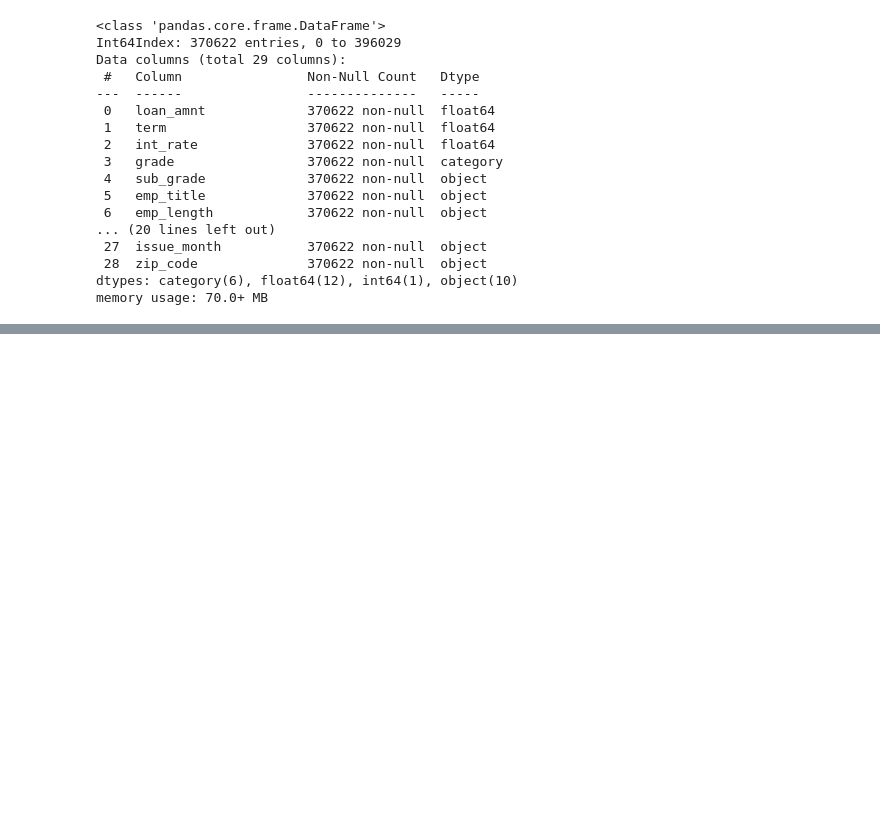
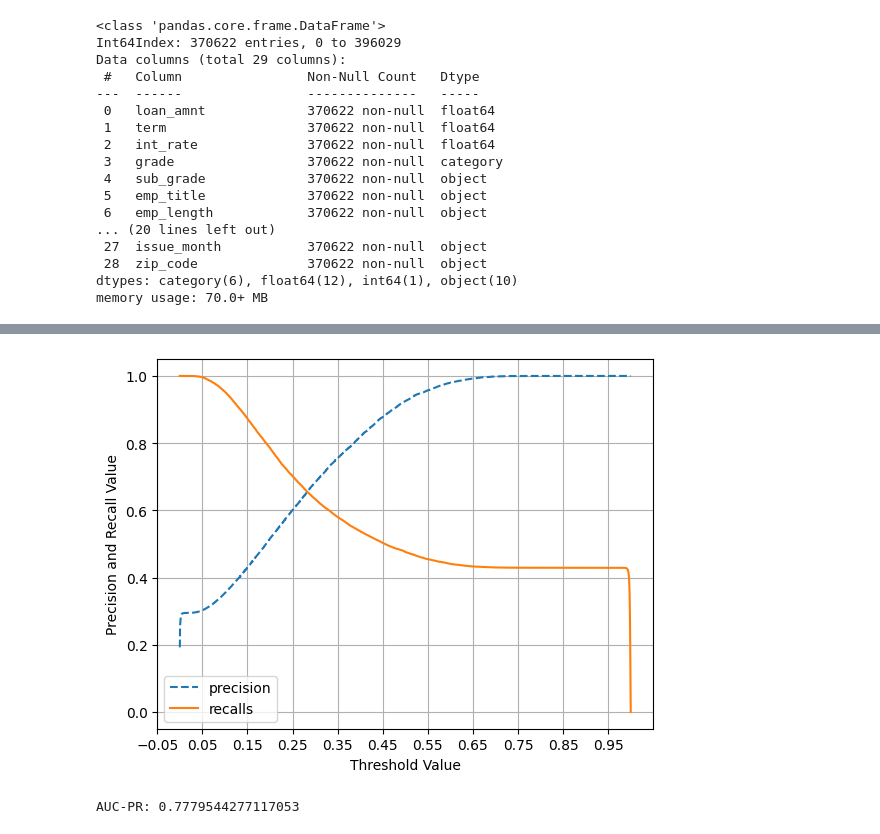
Before and after one commit to mahikshith/End-to-End-implementation-of-Loan-tap-classification, a Jupyter notebook: loan_tap_classification_m.ipynb, the cells around one changed output, grey strips where cells are left out. Cells and saved outputs as stored; diff of their text form; code cells hidden in the pictures; blank space fills up the shorter version.

```diff
--- a/loan_tap_classification_m.ipynb
+++ b/loan_tap_classification_m.ipynb
@@ -663,0 +805,29 @@ Index(['loan_amnt', 'term', 'int_rate', 'grade', 'home_ownership',
+# %%
+from sklearn.metrics import precision_recall_curve
+
+def precision_recall_curve_plot(y_test, probs):
+    precisions, recalls, thresholds = precision_recall_curve(y_test, probs)
+
+    threshold_boundary = thresholds.shape[0]
+    # plot precision
+    plt.plot(thresholds, precisions[0:threshold_boundary], linestyle='--', label='precision')
+    # plot recall
+    plt.plot(thresholds, recalls[0:threshold_boundary], label='recalls')
+
+    start, end = plt.xlim()
+    plt.xticks(np.round(np.arange(start, end, 0.1), 2))
+
+    plt.xlabel('Threshold Value'); plt.ylabel('Precision and Recall Value')
+    plt.legend(); plt.grid()
+    plt.show()
+
+precision_recall_curve_plot(y_test, logreg.predict_proba(x_test)[:,1])
+# %% [output]
+[figure, added]
+# %%
+from sklearn.metrics import average_precision_score
+
+auc_pr = average_precision_score(y_test, probs)
+print("AUC-PR:", auc_pr)
+# %% [output]
+AUC-PR: 0.7779544277117053
```
Also changed, not shown: parts of 32 cells of this notebook.
